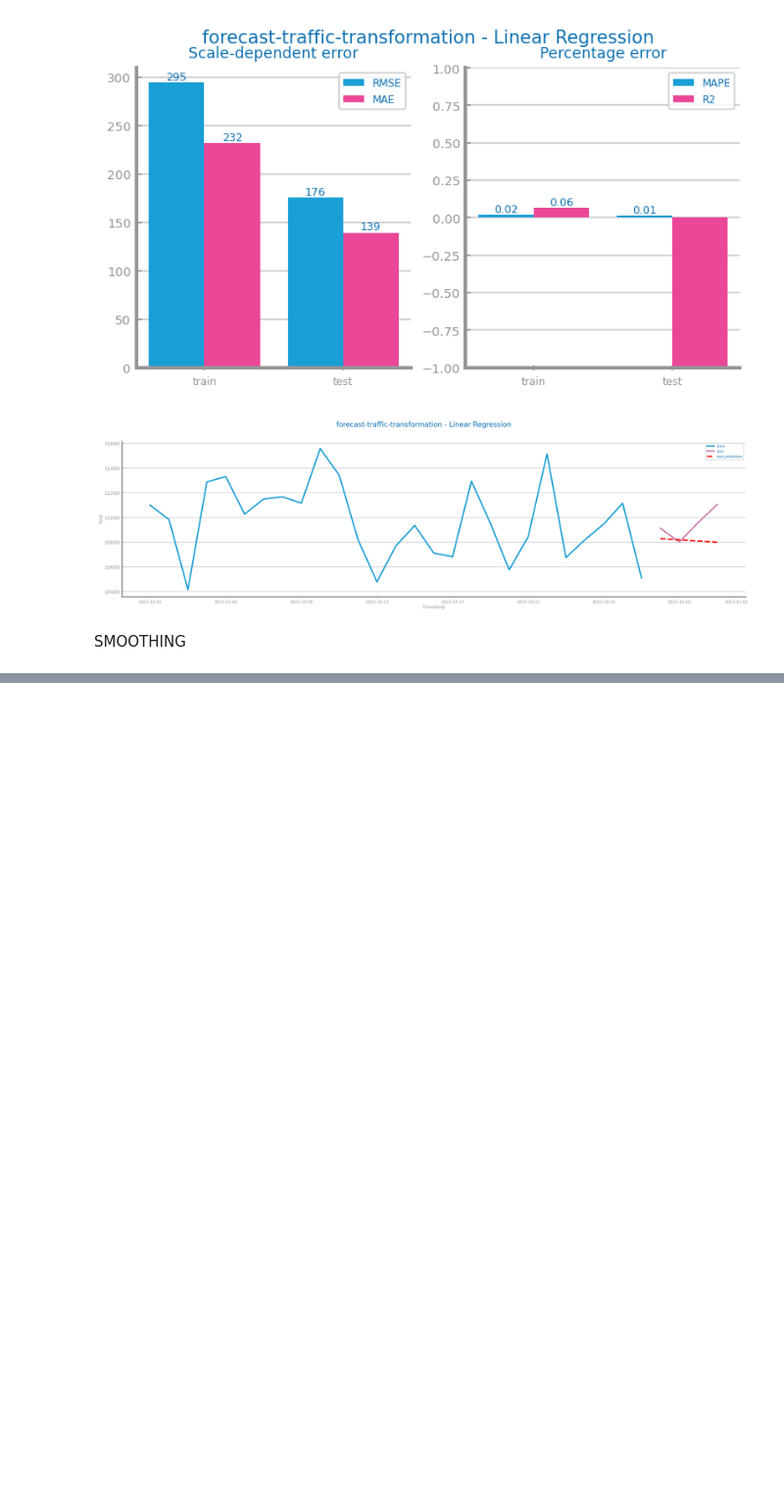
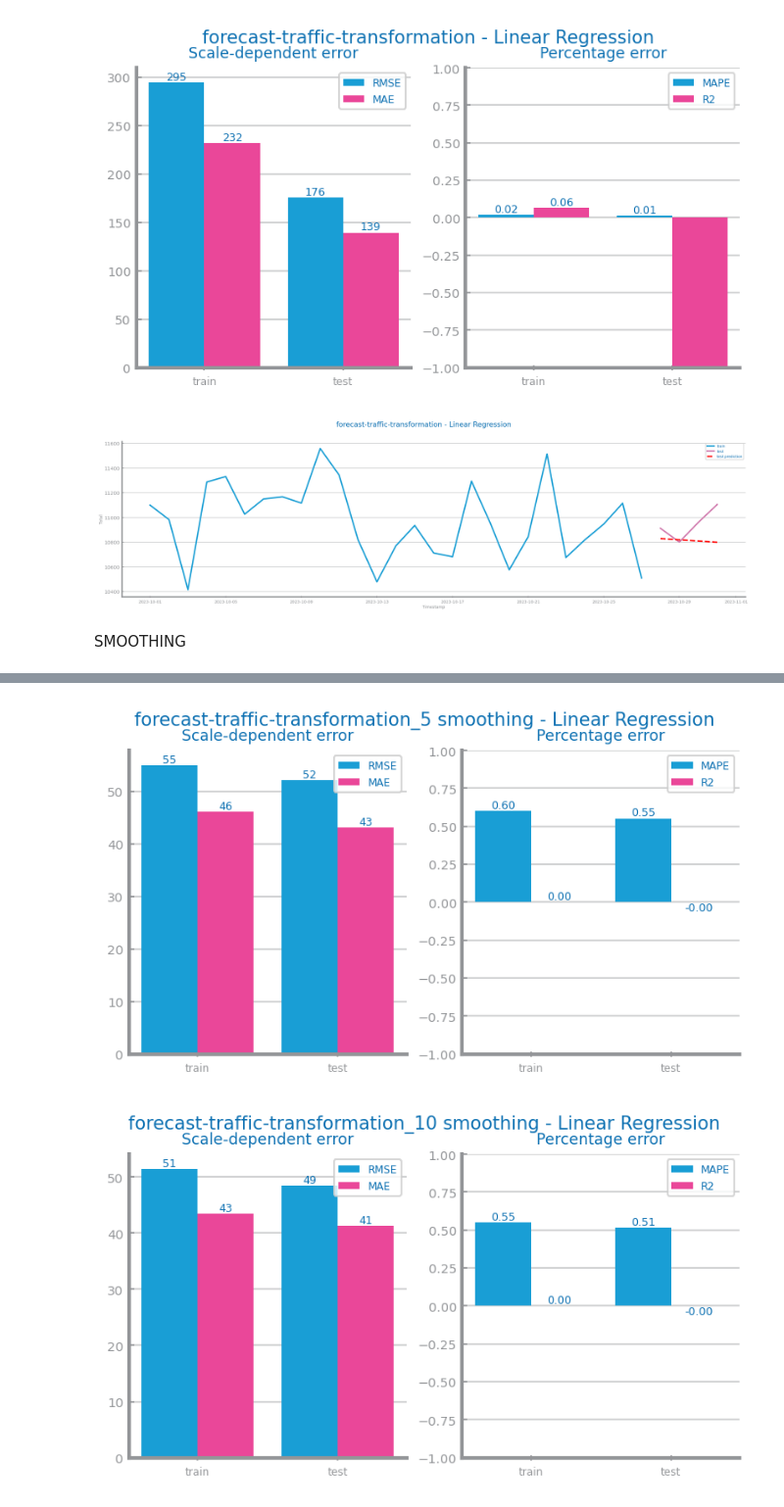
Before and after one commit to esteves3/data-science, a Jupyter notebook: forecast-traffic-transformation_forecasting.ipynb, the cells around one changed output, grey strips where cells are left out. Shown at 98% size. Drawn from its saved outputs; the diff is of its cells as text; code cells hidden in the pictures; blank space fills up the shorter version.

Commit message:
Add smoothing and differentiation

```diff
--- a/forecast-traffic-transformation_forecasting.ipynb
+++ b/forecast-traffic-transformation_forecasting.ipynb
@@ -74,7 +74,9 @@ show()
 Linear Regression Aggregation
 # %%
 lst = [data, ss_agg_h_df, ss_agg_d_df]
-for d in lst:
+names = ["15-15", "hour", "day"]
+for i in range(len(lst)):
+    d = lst[i]
     train, test = series_train_test_split(d, trn_pct=0.90)
 
     trnX = arange(len(train)).reshape(-1, 1)
@@ -89,7 +91,7 @@ for d in lst:
     prd_tst: Series = Series(model.predict(tstX), index=test.index)
 
     plot_forecasting_eval(train, test, prd_trn, prd_tst, title=f"{file_tag} - Linear Regression")
-    savefig(f"images/forecast/{file_tag}_linear_regression_eval.png")
+    savefig(f"images/forecast/{file_tag}_linear_regression_eval_aggregation_{names[i]}.png")
 
     from dslabs_functions import plot_forecasting_series
 
@@ -101,7 +103,7 @@ for d in lst:
         xlabel=index,
         ylabel=target,
     )
-    savefig(f"images/forecast/{file_tag}_linear_regression_forecast.png")
+    savefig(f"images/forecast/{file_tag}_linear_regression_forecast_aggregation_{names[i]}.png")
 # %% [output]
 [figure]
 [figure]
@@ -113,0 +156,20 @@ SMOOTHING
+# %%
+for dataframe, name in zip(datas, names):
+    train, test = series_train_test_split(dataframe, trn_pct=0.90)
+    trnX = arange(len(train)).reshape(-1, 1)
+    trnY = train.to_numpy()
+    tstX = arange(len(train), len(dataframe)).reshape(-1, 1)
+    tstY = test.to_numpy()
+
+    model = LinearRegression()
+    model.fit(trnX, trnY)
+
+    prd_trn: Series = Series(model.predict(trnX), index=train.index)
+    prd_tst: Series = Series(model.predict(tstX), index=test.index)
+
+    plot_forecasting_eval(train, test, prd_trn, prd_tst, title=f"{file_tag}_{name} smoothing - Linear Regression")
+
+    savefig(f"images/forecast/{file_tag}_linear_regression_forecast_smoothing_win_size_{name}.png")
+# %% [output]
+[figure, added]
+[figure, added]
```
Also changed, not shown: parts of 7 cells of this notebook, 29 other files.
